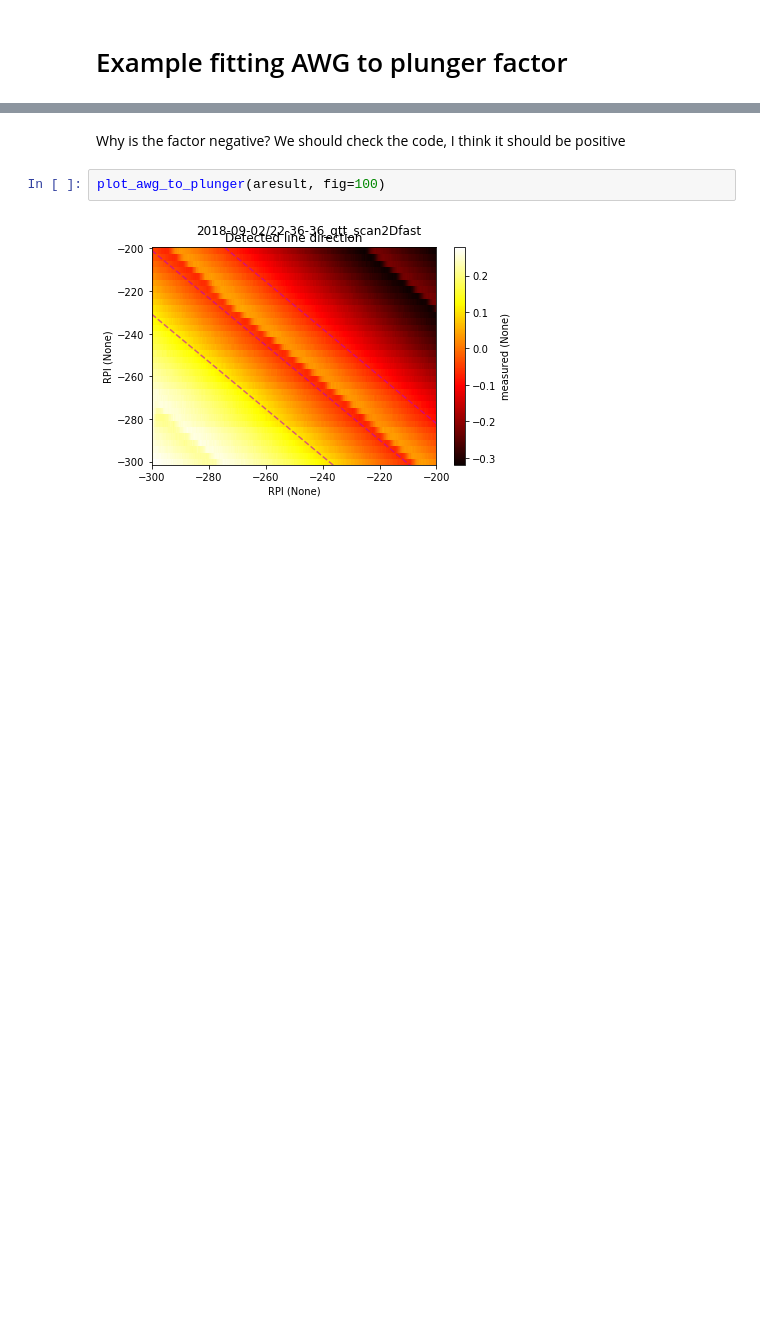
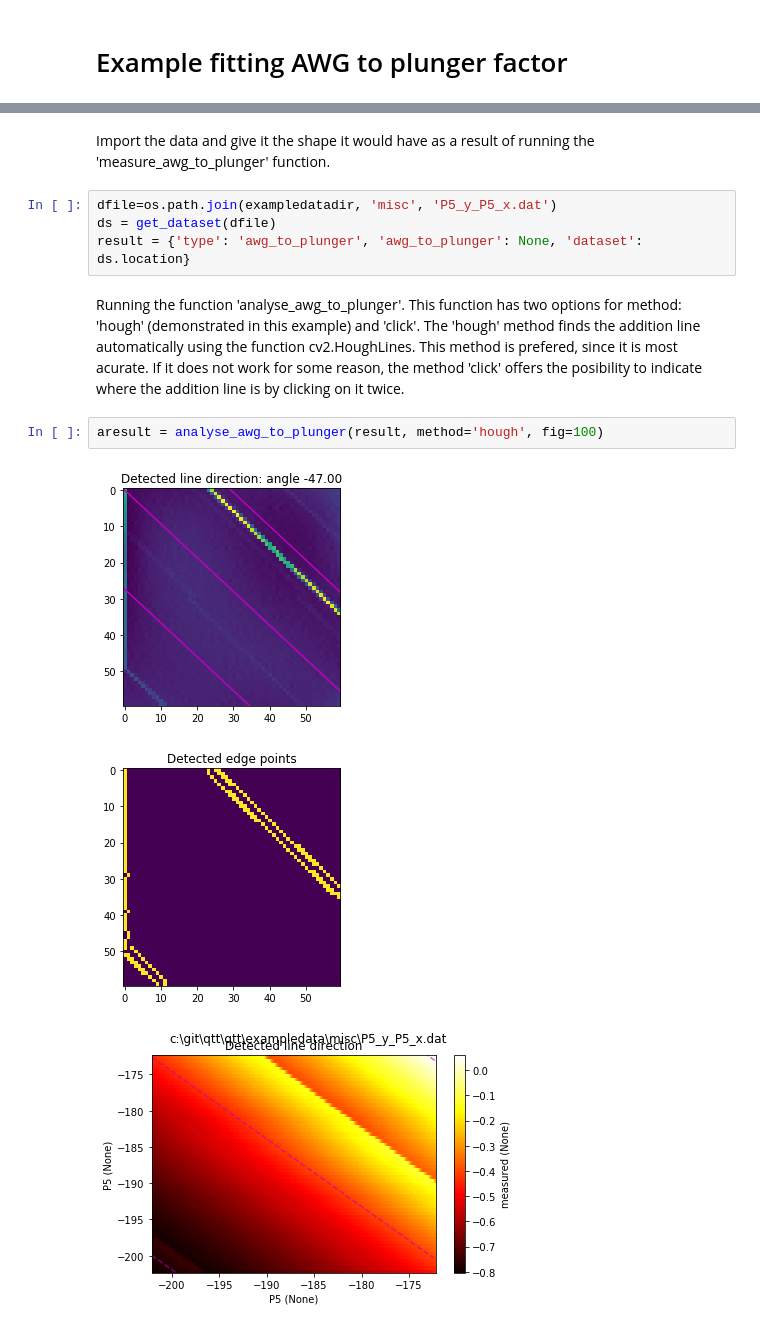
Before and after one commit to QuTech-Delft/qtt, a Jupyter notebook: docs/notebooks/analysis/example_awg_to_plunger.ipynb, the cells around one changed output, grey strips where cells are left out. Drawn from its saved outputs; the diff is of its cells as text; blank space fills up the shorter version.

Commit message:
adjusting the awg_to_plunger code and the example

```diff
--- a/docs/notebooks/analysis/example_awg_to_plunger.ipynb
+++ b/docs/notebooks/analysis/example_awg_to_plunger.ipynb
@@ -31,6 +19,15 @@ correction to factor: -0.900
-# %% [markdown]
-Why is the factor negative? We should check the code, I think it should be positive
-# %%
-plot_awg_to_plunger(aresult, fig=100)
-# %% [output]
-[figure, removed]
+# %% [markdown]
+Import the data and give it the shape it would have as a result of running the 'measure_awg_to_plunger' function.
+# %%
+dfile=os.path.join(exampledatadir, 'misc', 'P5_y_P5_x.dat')
+ds = get_dataset(dfile)
+result = {'type': 'awg_to_plunger', 'awg_to_plunger': None, 'dataset': ds.location}
+# %% [markdown]
+Running the function 'analyse_awg_to_plunger'. This function has two options for method: 'hough' (demonstrated in this example)
+and 'click'. The 'hough' method finds the addition line automatically using the function cv2.HoughLines. This method is prefered, since it is most acurate. If it does not work for some reason, the method 'click' offers the posibility to indicate where the addition line is by clicking on it twice.
+# %%
+aresult = analyse_awg_to_plunger(result, method='hough', fig=100)
+# %% [output]
+[figure, added]
+[figure, added]
+[figure, added]
```
Also changed, not shown: parts of 9 cells of this notebook, 1 other file.
